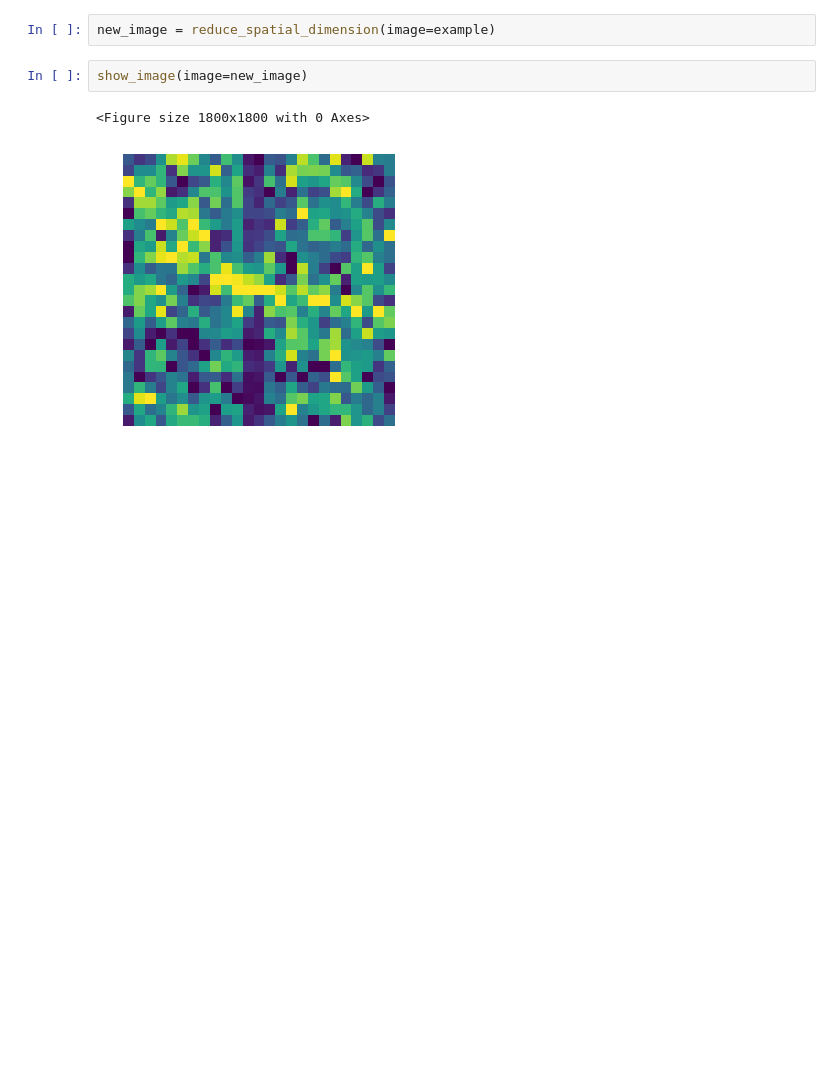
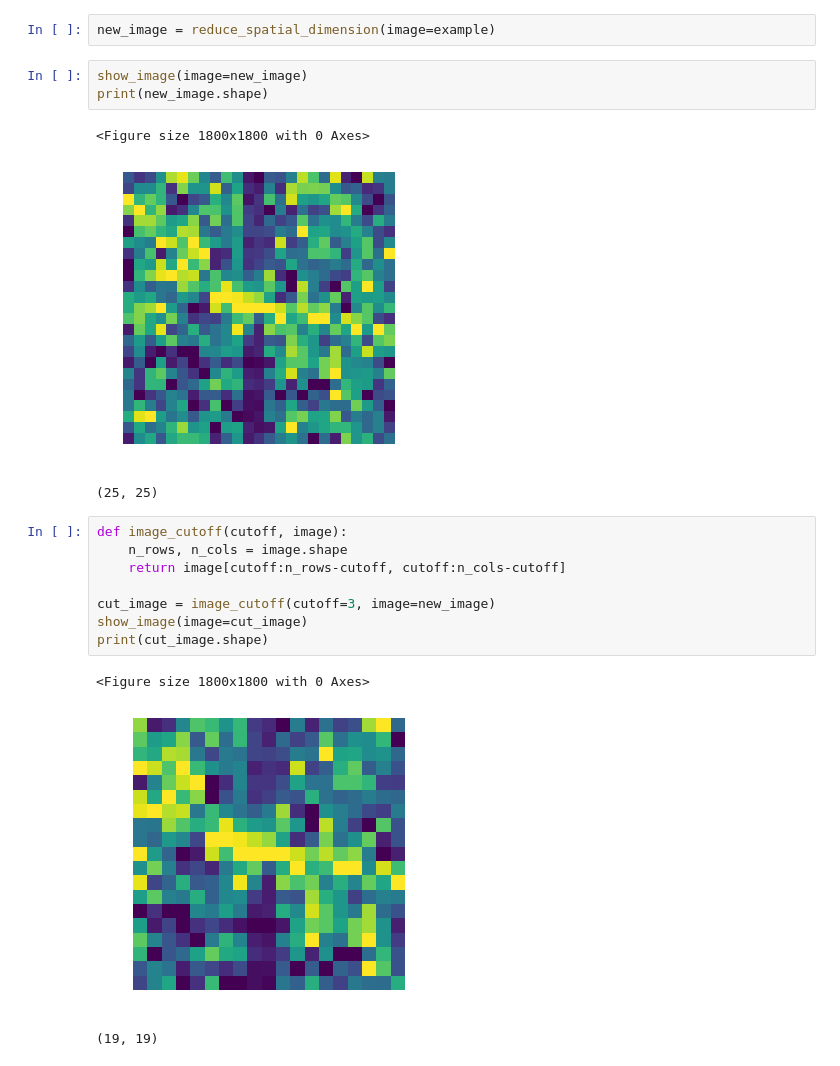
Before and after one commit to markokole/Statoil-Iceberg-Classifier-Challenge, a Jupyter notebook: DEA/First_analysis.ipynb, the cells around one changed output. Drawn from its saved outputs; the diff is of its cells as text; blank space fills up the shorter version.

```diff
--- a/DEA/First_analysis.ipynb
+++ b/DEA/First_analysis.ipynb
@@ -139,6 +141,20 @@ def reduce_spatial_dimension(image):
 new_image = reduce_spatial_dimension(image=example)
 # %%
 show_image(image=new_image)
+print(new_image.shape)
 # %% [output]
 <Figure size 1800x1800 with 0 Axes>
 [figure]
+(25, 25)
+# %%
+def image_cutoff(cutoff, image):
+    n_rows, n_cols = image.shape
+    return image[cutoff:n_rows-cutoff, cutoff:n_cols-cutoff]
+
+cut_image = image_cutoff(cutoff=3, image=new_image)
+show_image(image=cut_image)
+print(cut_image.shape)
+# %% [output]
+<Figure size 1800x1800 with 0 Axes>
+[figure, added]
+(19, 19)
```
Also changed, not shown: parts of 5 cells of this notebook.
